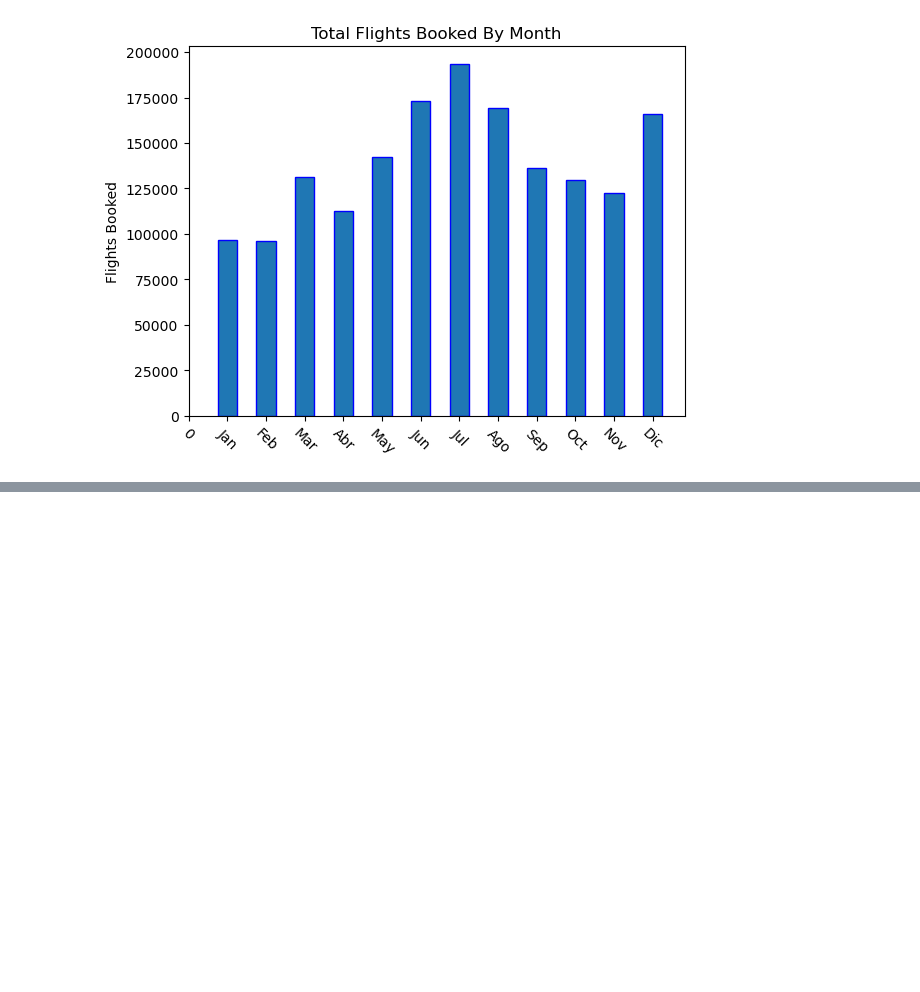
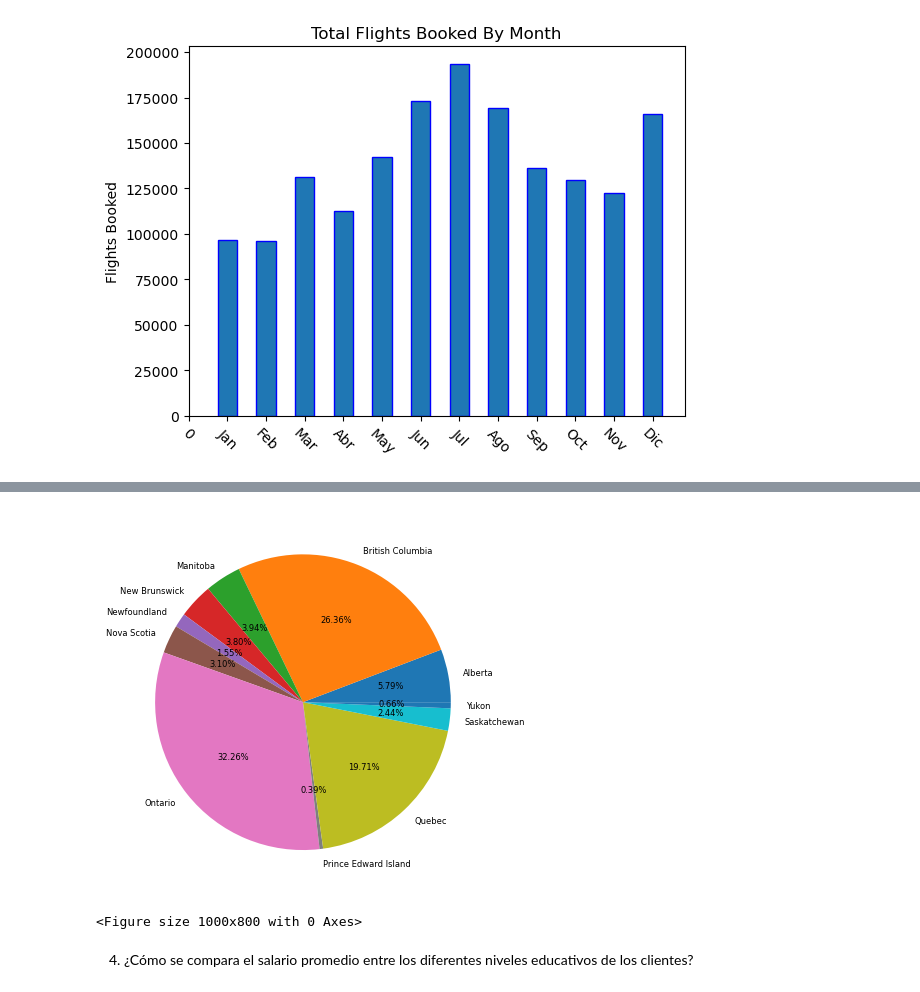
Before and after one commit to Adalab/bda-modulo-3-evaluacion-final-nerearial, a Jupyter notebook: bda-modulo-3-evaluacion-final-nerearial.ipynb, the cells around one changed output, grey strips where cells are left out. Cells and saved outputs as stored; diff of their text form; code cells hidden in the pictures; blank space fills up the shorter version.

```diff
--- a/bda-modulo-3-evaluacion-final-nerearial.ipynb
+++ b/bda-modulo-3-evaluacion-final-nerearial.ipynb
@@ -582,0 +585,4 @@ plt.show()
+# %%
+# Vamos a visualizar los datos que presentaremos en un dataframe:
+
+df_customerByProvince = df.groupby('Province')['Loyalty Number'].count().reset_index()
@@ -582,0 +604,15 @@ plt.show()
+# %%
+autopct = lambda p:f'{p:.2f}%'
+
+plt.pie('Loyalty Number', labels= "Province",
+        data = df_customerByProvince,
+        autopct=autopct,
+        textprops={'fontsize': 6},
+        startangle=0)
+
+plt.figure(figsize=(10, 8));
+# %% [output]
+[figure, added]
+<Figure size 1000x800 with 0 Axes>
+# %% [markdown]
+4. ¿Cómo se compara el salario promedio entre los diferentes niveles educativos de los clientes?
```
Also changed, not shown: parts of 23 cells of this notebook.
